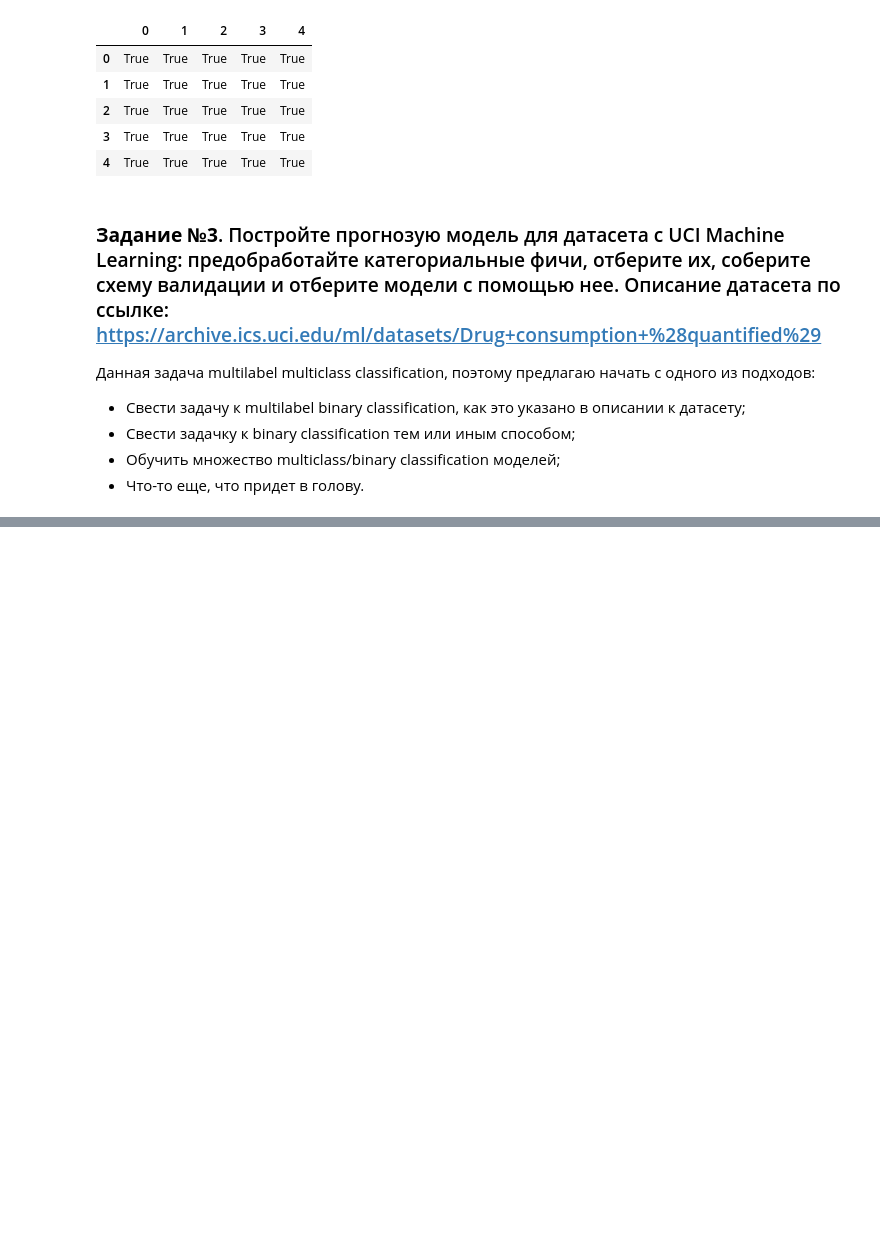
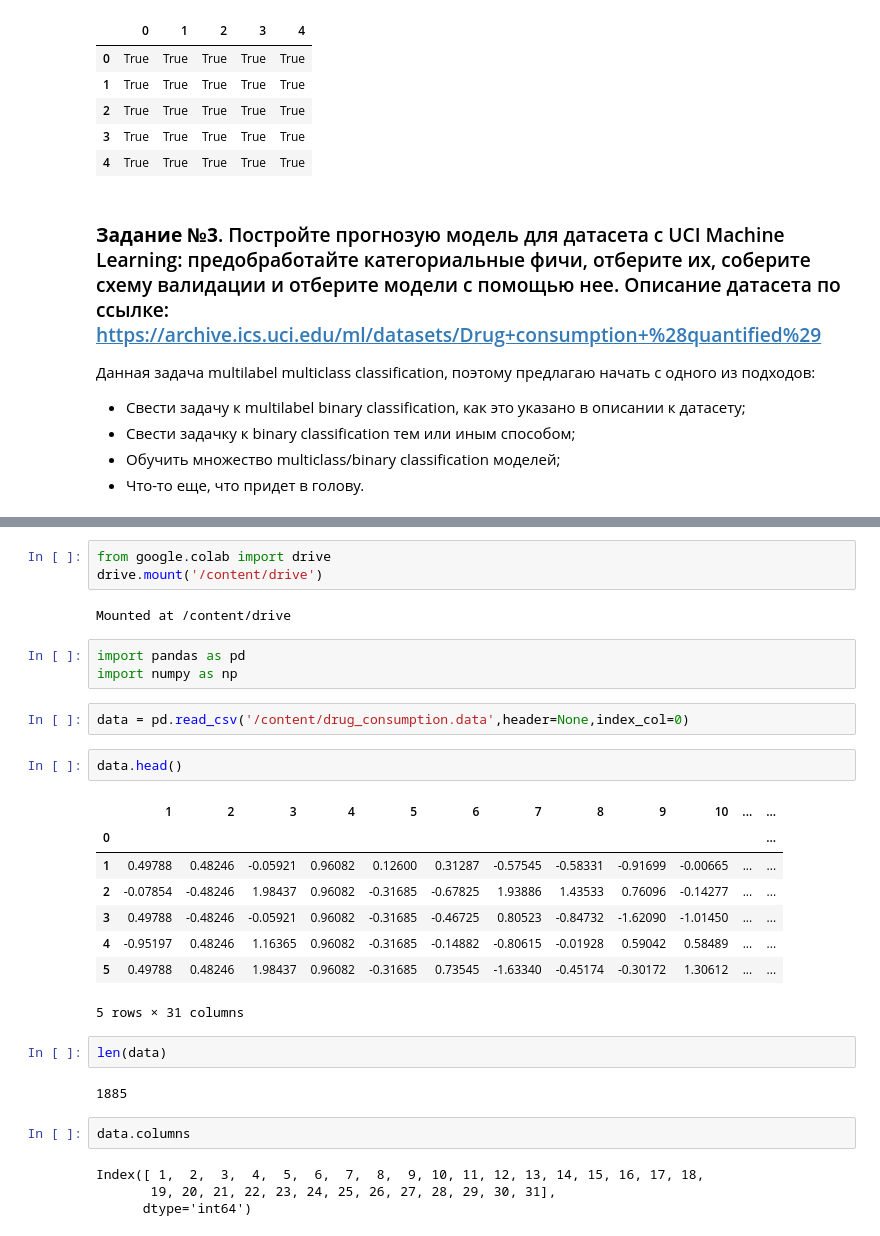
Before and after one commit to SergeyB81/Portfolio-DS, a Jupyter notebook: Тестовое CG/Bank-62-68/bank_ds_trainee_test_case.ipynb, the cells around one changed output, grey strips where cells are left out. Saved outputs shown, nothing was run; the diff lists cells and outputs as text; blank space fills up the shorter version.

```diff
--- a/Тестовое CG/Bank-62-68/bank_ds_trainee_test_case.ipynb
+++ b/Тестовое CG/Bank-62-68/bank_ds_trainee_test_case.ipynb
@@ -1295,0 +1309,31 @@ pd.DataFrame(get_matrix(data[['prev_segment','new_segment']].values.tolist())) =
+# %%
+from google.colab import drive
+drive.mount('/content/drive')
+# %% [output]
+Mounted at /content/drive
+# %%
+import pandas as pd
+import numpy as np
+# %%
+data = pd.read_csv('/content/drug_consumption.data',header=None,index_col=0)
+# %%
+data.head()
+# %% [output]
+|  | 1 | 2 | 3 | 4 | 5 | 6 | 7 | 8 | 9 | 10 | ... | ... |
+| 0 |  |  |  |  |  |  |  |  |  |  |  | ... |
+| 1 | 0.49788 | 0.48246 | -0.05921 | 0.96082 | 0.12600 | 0.31287 | -0.57545 | -0.58331 | -0.91699 | -0.00665 | ... | ... |
+| 2 | -0.07854 | -0.48246 | 1.98437 | 0.96082 | -0.31685 | -0.67825 | 1.93886 | 1.43533 | 0.76096 | -0.14277 | ... | ... |
+| 3 | 0.49788 | -0.48246 | -0.05921 | 0.96082 | -0.31685 | -0.46725 | 0.80523 | -0.84732 | -1.62090 | -1.01450 | ... | ... |
+| 4 | -0.95197 | 0.48246 | 1.16365 | 0.96082 | -0.31685 | -0.14882 | -0.80615 | -0.01928 | 0.59042 | 0.58489 | ... | ... |
+| 5 | 0.49788 | 0.48246 | 1.98437 | 0.96082 | -0.31685 | 0.73545 | -1.63340 | -0.45174 | -0.30172 | 1.30612 | ... | ... |
+5 rows × 31 columns
+# %%
+len(data)
+# %% [output]
+1885
+# %%
+data.columns
+# %% [output]
+Index([ 1,  2,  3,  4,  5,  6,  7,  8,  9, 10, 11, 12, 13, 14, 15, 16, 17, 18,
+       19, 20, 21, 22, 23, 24, 25, 26, 27, 28, 29, 30, 31],
+      dtype='int64')
```
Also changed, not shown: parts of 54 cells of this notebook.
